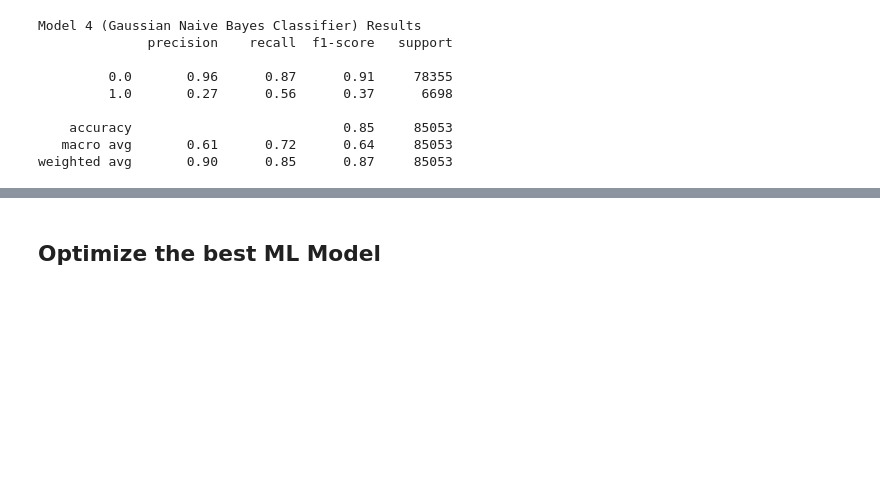
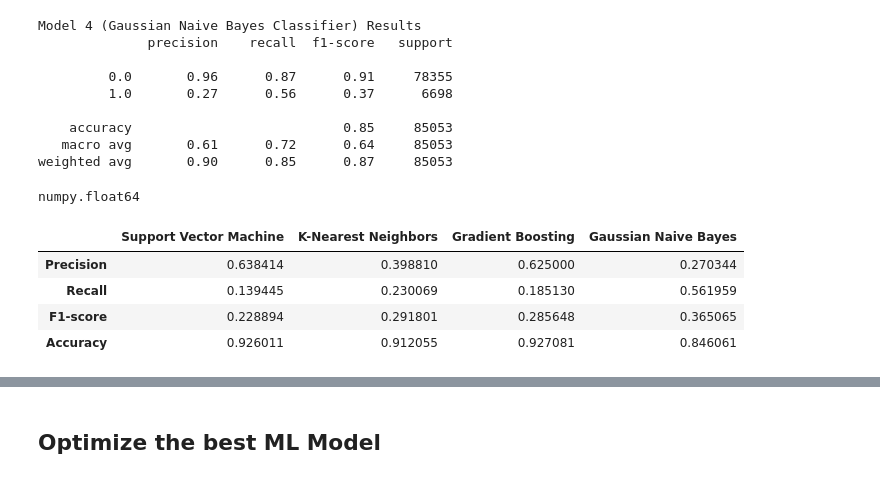
Before and after one commit to andyvu016/project2-team2, a Jupyter notebook: Analysis.ipynb, the cells around one changed output, grey strips where cells are left out. Cells and saved outputs as stored; diff of their text form; code cells hidden in the pictures; blank space fills up the shorter version.

Commit message:
Added plot for ML model scores

```diff
--- a/Analysis.ipynb
+++ b/Analysis.ipynb
@@ -542,3 +539,37 @@ Model 4 (Gaussian Naive Bayes Classifier) Results
     accuracy                           0.85     85053
    macro avg       0.61      0.72      0.64     85053
 weighted avg       0.90      0.85      0.87     85053
+# %%
+type(accuracy_score(brfss_y_test, brfss_svm_predictions))
+# %% [output]
+numpy.float64
+# %%
+# Visualize the scores
+
+# Create a DataFrame to contain the scores
+svm_scores = pd.DataFrame(precision_recall_fscore_support(brfss_y_test, brfss_svm_predictions))[:3][1]
+knn_scores = pd.DataFrame(precision_recall_fscore_support(brfss_y_test, brfss_knn_predictions))[:3][1]
+gtb_scores = pd.DataFrame(precision_recall_fscore_support(brfss_y_test, brfss_gtb_predictions))[:3][1]
+gnb_scores = pd.DataFrame(precision_recall_fscore_support(brfss_y_test, brfss_gnb_predictions))[:3][1]
+
+accuracy = {}
+accuracy["Support Vector Machine"] = accuracy_score(brfss_y_test, brfss_svm_predictions)
+accuracy["K-Nearest Neighbors"] = accuracy_score(brfss_y_test, brfss_knn_predictions)
+accuracy["Gradient Boosting"] = accuracy_score(brfss_y_test, brfss_gtb_predictions)
+accuracy["Gaussian Naive Bayes"] = accuracy_score(brfss_y_test, brfss_gnb_predictions)
+
+accuracy_df = pd.DataFrame(accuracy, index = ["Accuracy"])
+
+scores_df = pd.concat([svm_scores, knn_scores, gtb_scores, gnb_scores], axis = "columns")
+scores_df.index = ["Precision", "Recall", "F1-score"]
+scores_df.columns = ["Support Vector Machine", "K-Nearest Neighbors", "Gradient Boosting", "Gaussian Naive Bayes"]
+scores_df = pd.concat([scores_df, accuracy_df], axis = "rows")
+
+# View the Data
+scores_df
+# %% [output]
+|  | Support Vector Machine | K-Nearest Neighbors | Gradient Boosting | Gaussian Naive Bayes |
+| Precision | 0.638414 | 0.398810 | 0.625000 | 0.270344 |
+| Recall | 0.139445 | 0.230069 | 0.185130 | 0.561959 |
+| F1-score | 0.228894 | 0.291801 | 0.285648 | 0.365065 |
+| Accuracy | 0.926011 | 0.912055 | 0.927081 | 0.846061 |
```
Also changed, not shown: parts of 4 cells of this notebook, 2 other files.
